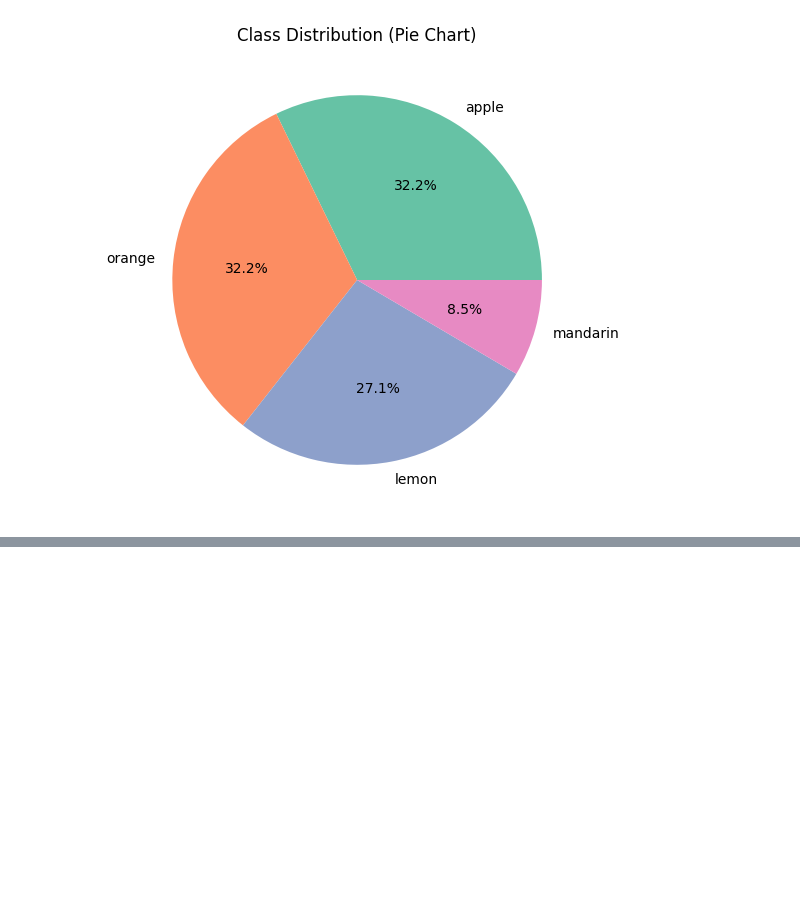
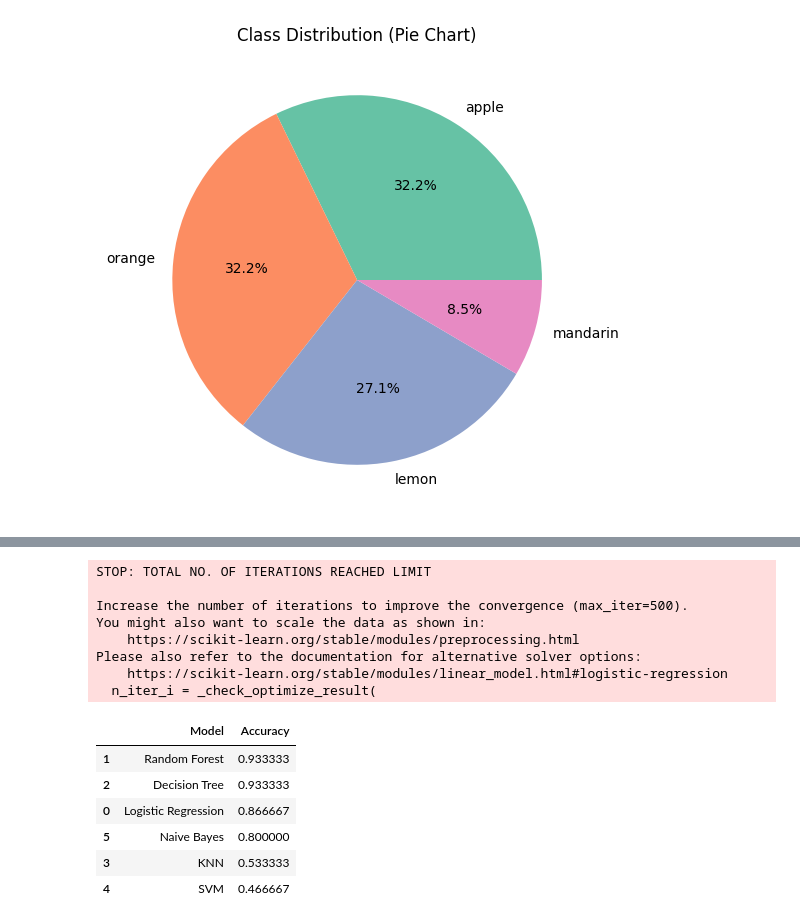
Before and after one commit to Avdhoot-Ukirde/Adverk-Projects, a Jupyter notebook: Major-Project.ipynb, the cells around one changed output, grey strips where cells are left out. Saved outputs shown, nothing was run; the diff lists cells and outputs as text; code cells hidden in the pictures; blank space fills up the shorter version.

Commit message:
completed the major project and created a streamlite app for the model

```diff
--- a/Major-Project.ipynb
+++ b/Major-Project.ipynb
@@ -214,0 +267,9 @@ Passing `palette` without assigning `hue` is deprecated and will be removed in v
+# %%
+models = RandomForestClassifier(n_estimators=200, random_state=42)
+
+models.fit(X_train, y_train)
+y_pred = models.predict(X_test)
+print("Accuracy Score :",accuracy_score(y_test, y_pred))
+print("Confusion Matrix:")
+print(confusion_matrix(y_test, y_pred))
+print(classification_report(y_test, y_pred, target_names=le.classes_))
@@ -214,0 +293,9 @@ Passing `palette` without assigning `hue` is deprecated and will be removed in v
+# %%
+models = SVC(kernel="rbf", probability=True, random_state=42)
+
+models.fit(X_train, y_train)
+y_pred = models.predict(X_test)
+print("Accuracy Score :",accuracy_score(y_test, y_pred))
+print("Confusion Matrix:")
+print(confusion_matrix(y_test, y_pred))
+print(classification_report(y_test, y_pred, target_names=le.classes_))
@@ -214,0 +319,40 @@ Passing `palette` without assigning `hue` is deprecated and will be removed in v
+# %%
+models = {
+    "Logistic Regression": LogisticRegression(max_iter=500),
+    "Random Forest": RandomForestClassifier(n_estimators=200, random_state=42),
+    "Decision Tree": DecisionTreeClassifier(random_state=42),
+    "KNN": KNeighborsClassifier(n_neighbors=5),
+    "SVM": SVC(kernel="rbf", probability=True, random_state=42),
+    "Naive Bayes": GaussianNB()
+}
+
+# Store results
+results = {}
+
+# Train & evaluate
+for name, model in models.items():
+    model.fit(X_train, y_train)
+    y_pred = model.predict(X_test)
+    acc = accuracy_score(y_test, y_pred)
+    results[name] = acc
+
+# Convert to DataFrame
+results_df = pd.DataFrame(list(results.items()), columns=["Model", "Accuracy"]).sort_values(by="Accuracy", ascending=False)
+
+results_df
+# %% [output]
+STOP: TOTAL NO. OF ITERATIONS REACHED LIMIT
+
+Increase the number of iterations to improve the convergence (max_iter=500).
+You might also want to scale the data as shown in:
+    https://scikit-learn.org/stable/modules/preprocessing.html
+Please also refer to the documentation for alternative solver options:
+    https://scikit-learn.org/stable/modules/linear_model.html#logistic-regression
+  n_iter_i = _check_optimize_result(
+|  | Model | Accuracy |
+| 1 | Random Forest | 0.933333 |
+| 2 | Decision Tree | 0.933333 |
+| 0 | Logistic Regression | 0.866667 |
+| 5 | Naive Bayes | 0.800000 |
+| 3 | KNN | 0.533333 |
+| 4 | SVM | 0.466667 |
```
Also changed, not shown: parts of 17 cells of this notebook, 3 other files.
